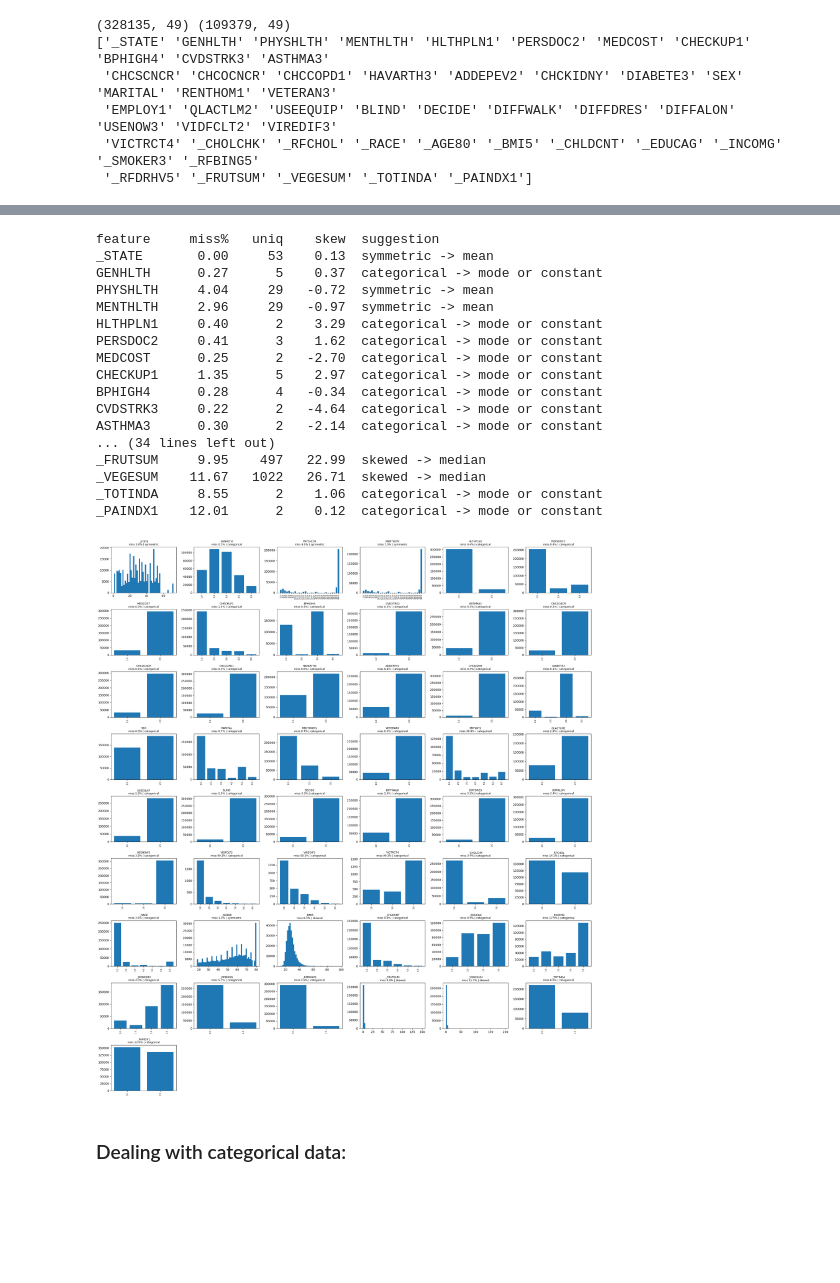
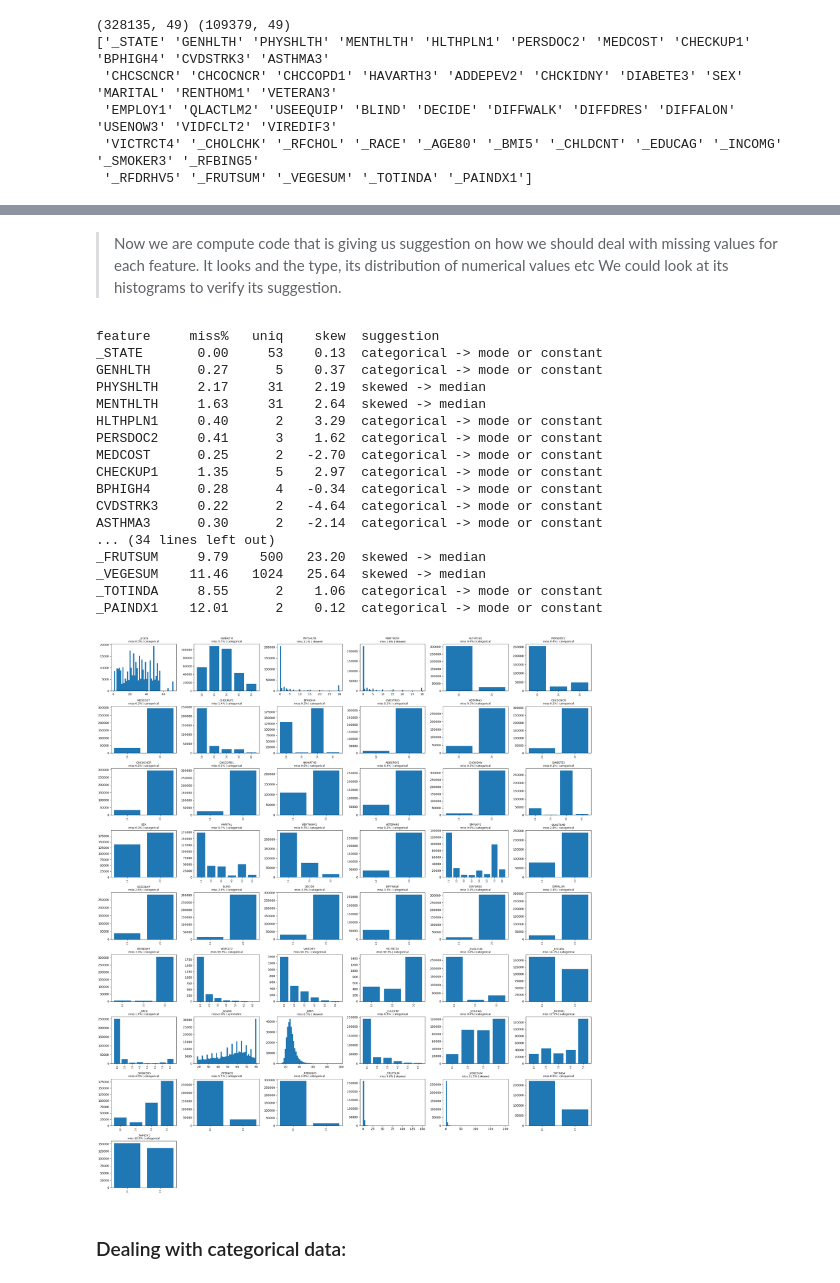
Before and after one commit to MohamedZirar5/ML_Project1, a Jupyter notebook: 02_missing_values_project1_data.ipynb, the cells around one changed output, grey strips where cells are left out. Cells and saved outputs as stored; diff of their text form; code cells hidden in the pictures; blank space fills up the shorter version.

```diff
--- a/02_missing_values_project1_data.ipynb
+++ b/02_missing_values_project1_data.ipynb
@@ -300,6 +336,9 @@ _PAINDX1   CATEGORICAL  unique=2
 
 Categorical: [np.str_('_STATE'), np.str_('GENHLTH'), np.str_('HLTHPLN1'), np.str_('PERSDOC2'), np.str_('MEDCOST'), np.str_('CHECKUP1'), np.str_('BPHIGH4'), np.str_('CVDSTRK3'), np.str_('ASTHMA3'), np. ...
 Numeric: [np.str_('PHYSHLTH'), np.str_('MENTHLTH'), np.str_('_AGE80'), np.str_('_BMI5'), np.str_('_FRUTSUM'), np.str_('_VEGESUM')]
+# %% [markdown]
+> Now we are compute code that is giving us suggestion on how we should deal with missing values for each feature. It looks and the type, its distribution of numerical values etc
+>We could look at its histograms to verify its suggestion.
 # %%
 X = x_train_kept          # use TRAIN only to decide imputation
 names = kept_feature_names
@@ -316,7 +355,7 @@ for j, name in enumerate(names):
     n_unique = len(np.unique(vals))
     sk = skewness(vals) if len(vals) else np.nan
 
-    if n_unique <= 10:
+    if is_categorical[j]:     # same decision as detect_categorical (+ manual fixes) above
         suggestion = "categorical -> mode or constant"
     elif abs(sk) > 1:
         suggestion = "skewed -> median"
@@ -337,38 +376,38 @@ axes = axes.ravel()
 
 for j, (name, miss, nu, sk, sug) in enumerate(summary):
     vals = X[:, j][~np.isnan(X[:, j])]
     ax = axes[j]
     if nu <= 30:   # discrete: one bar per value
         u, c = np.unique(vals, return_counts=True)
         ax.bar(u.astype(str), c)
         ax.tick_params(axis="x", labelrotation=90, labelsize=7)
     else:
         ax.hist(vals, bins=50)
     ax.set_title(f"{name}\nmiss {miss:.1f}% | {sug.split(' ->')[0]}", fontsize=9)
 
 for ax in axes[len(names):]:
     ax.axis("off")
 
 plt.tight_layout()
 plt.show()
 # %% [output]
 feature     miss%   uniq    skew  suggestion
-_STATE       0.00     53    0.13  symmetric -> mean
+_STATE       0.00     53    0.13  categorical -> mode or constant
 GENHLTH      0.27      5    0.37  categorical -> mode or constant
-PHYSHLTH     4.04     29   -0.72  symmetric -> mean
-MENTHLTH     2.96     29   -0.97  symmetric -> mean
+PHYSHLTH     2.17     31    2.19  skewed -> median
+MENTHLTH     1.63     31    2.64  skewed -> median
 HLTHPLN1     0.40      2    3.29  categorical -> mode or constant
 PERSDOC2     0.41      3    1.62  categorical -> mode or constant
 MEDCOST      0.25      2   -2.70  categorical -> mode or constant
 CHECKUP1     1.35      5    2.97  categorical -> mode or constant
 BPHIGH4      0.28      4   -0.34  categorical -> mode or constant
 CVDSTRK3     0.22      2   -4.64  categorical -> mode or constant
 ASTHMA3      0.30      2   -2.14  categorical -> mode or constant
 ... (34 lines left out)
-_FRUTSUM     9.95    497   22.99  skewed -> median
-_VEGESUM    11.67   1022   26.71  skewed -> median
+_FRUTSUM     9.79    500   23.20  skewed -> median
+_VEGESUM    11.46   1024   25.64  skewed -> median
 _TOTINDA     8.55      2    1.06  categorical -> mode or constant
 _PAINDX1    12.01      2    0.12  categorical -> mode or constant
-[figure, old version]
+[figure, new version]
 # %% [markdown]
 ### Dealing with categorical data:
```
Also changed, not shown: parts of 25 cells of this notebook, 1 other file.
